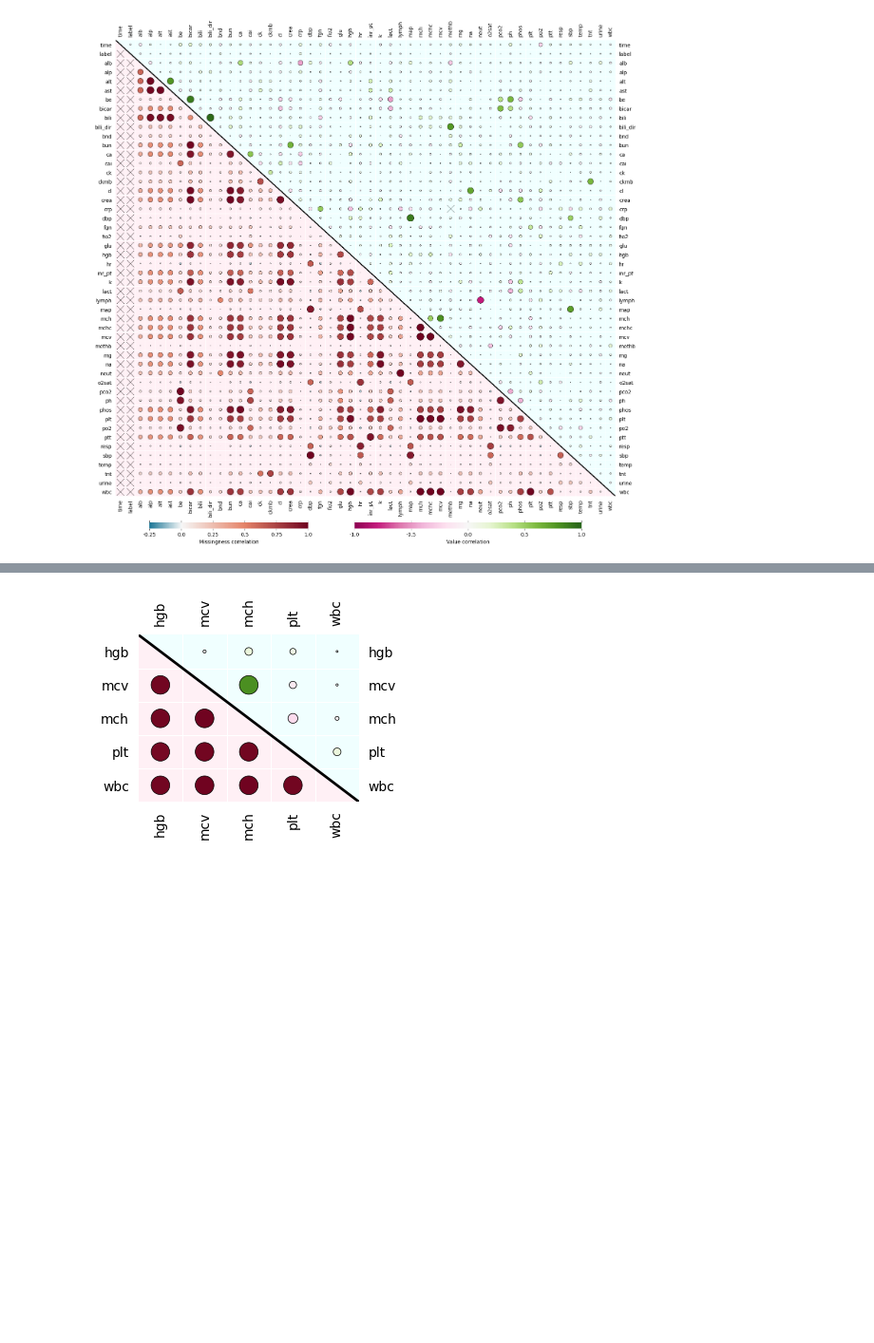
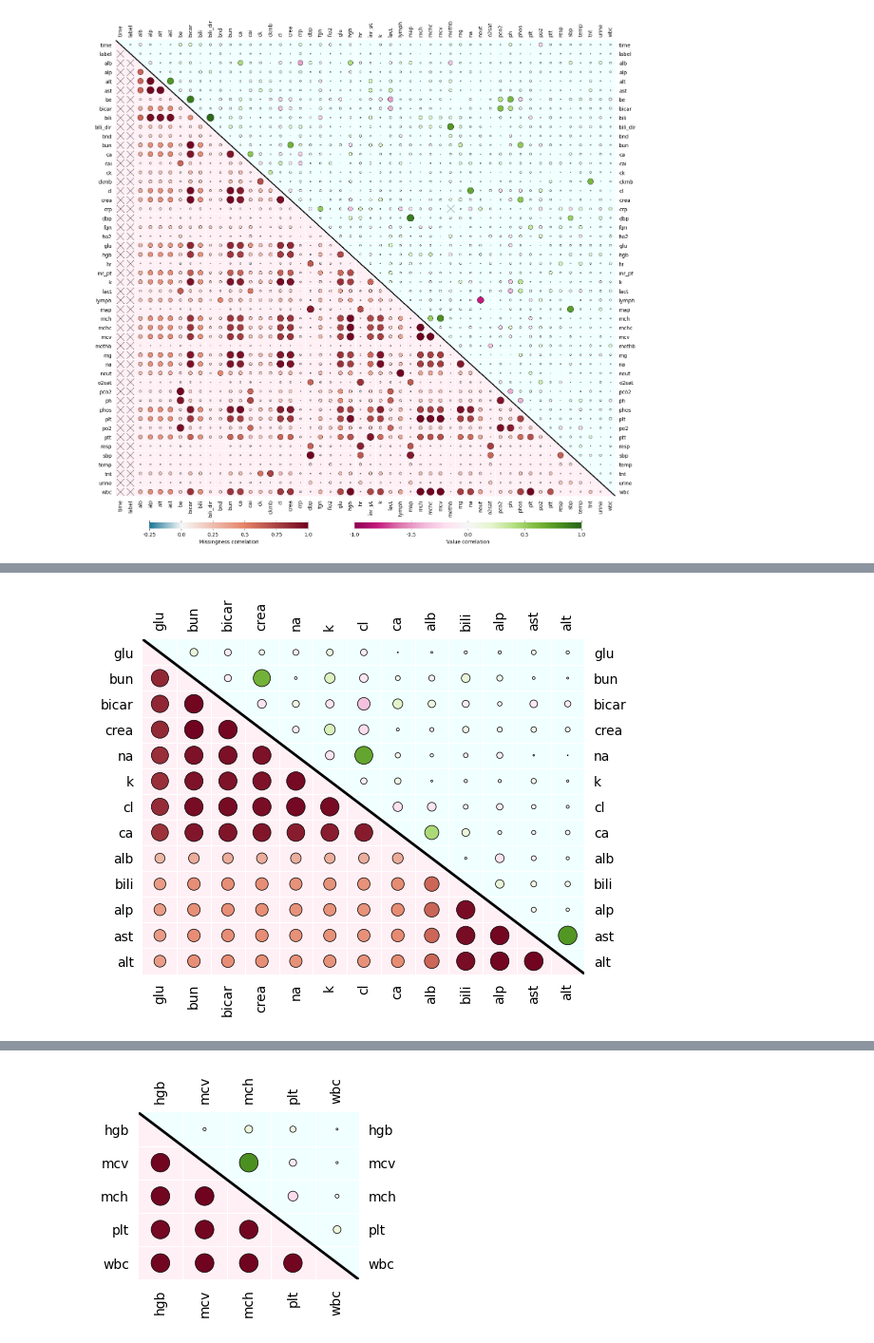
Before and after one commit to joshuawe/sepsis, a Jupyter notebook: data/miiv/Correlation_Plots.ipynb, the cells around one changed output, grey strips where cells are left out. Shown at 95% size. Drawn from its saved outputs; the diff is of its cells as text; code cells hidden in the pictures; blank space fills up the shorter version.

```diff
--- a/data/miiv/Correlation_Plots.ipynb
+++ b/data/miiv/Correlation_Plots.ipynb
@@ -303 +371,15 @@ create_correlation_plot(
+# %%
+# Comprehensive Metabolic Panel
+var_names = ['glu', 'bun', 'bicar', 'crea', 'na', 'k', 'cl', 'ca', 'alb', 'bili', 'alp', 'ast', 'alt']
+corr = df[var_names].corr(method='pearson')
+df_missingness_indicator = ~df[var_names].isna()*1
+corr_miss = df_missingness_indicator.corr(method='pearson')
+
+save_path = '/home2/joshua.wendland/Documents/sepsis/figures/correlation_plot_cmp.pdf'
+create_correlation_plot(
+    corr[var_names],
+    corr_miss[var_names],
+    figsize=(6,6), path=save_path, large=False, colorbars=False)
+# %% [output]
+[figure, added]
 # %%
```
Also changed, not shown: parts of 8 cells of this notebook, 7 other files.
